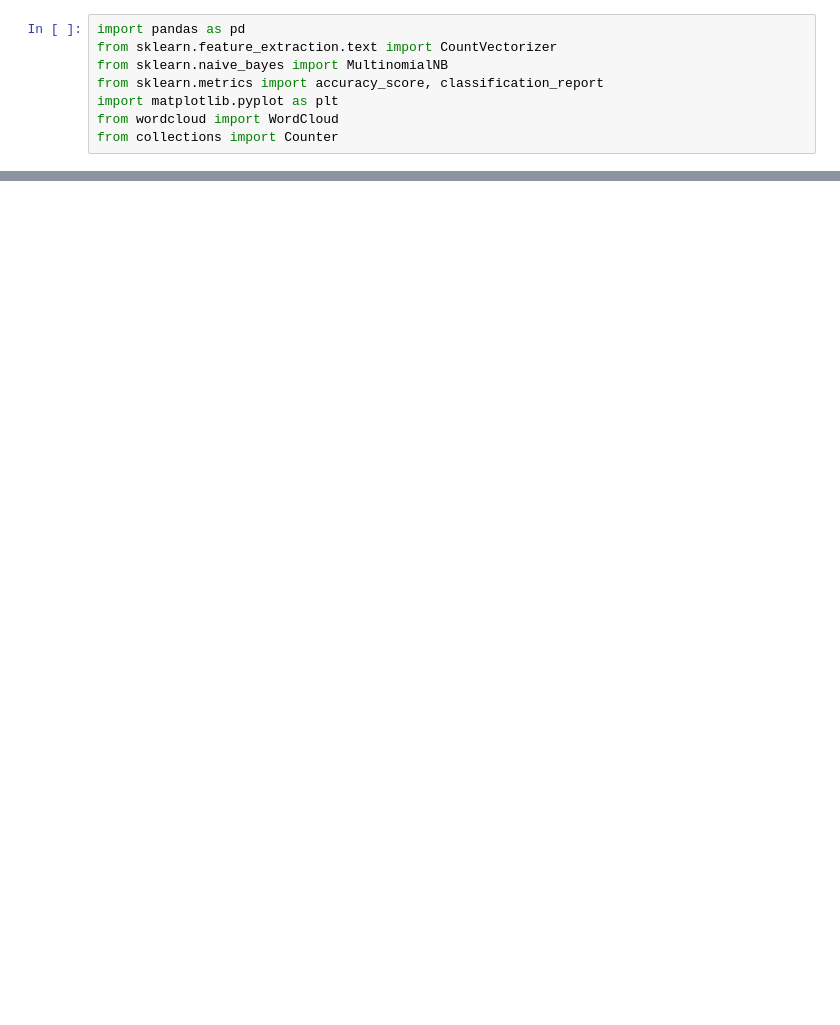
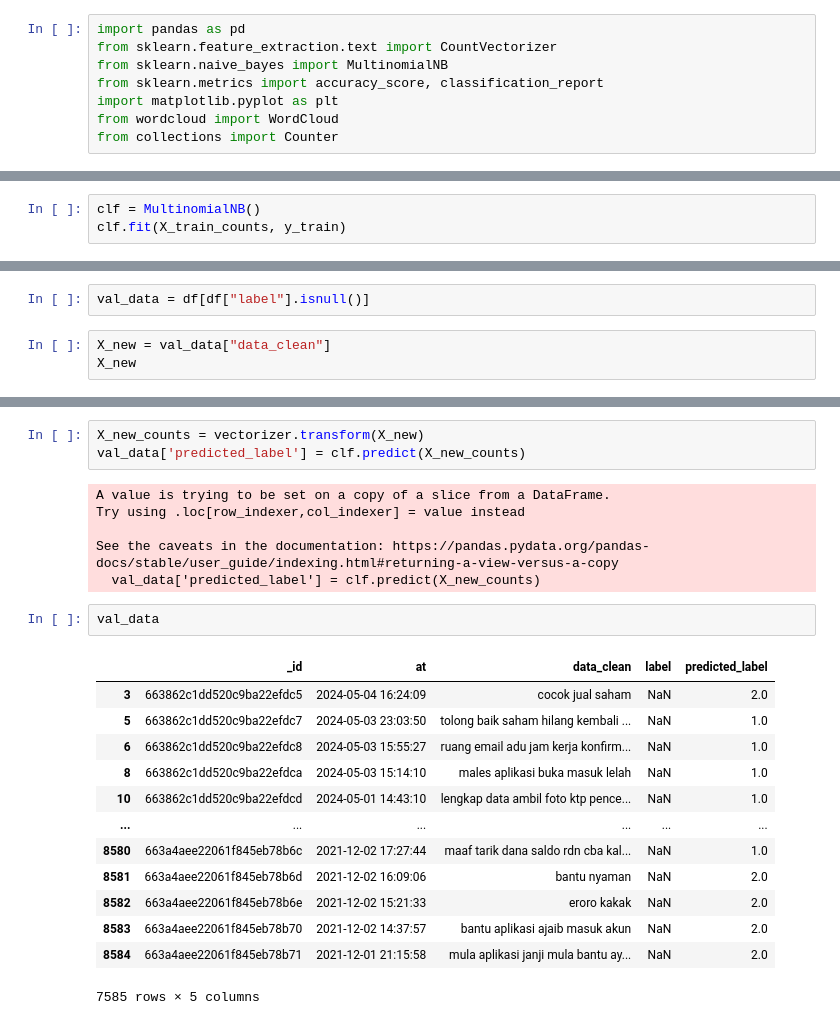
Before and after one commit to miasetya12/Big-Data, a Jupyter notebook: 04. Model Naivebayes.ipynb, the cells around one changed output, grey strips where cells are left out. Drawn from its saved outputs; the diff is of its cells as text; blank space fills up the shorter version.

```diff
--- a/04. Model Naivebayes.ipynb
+++ b/04. Model Naivebayes.ipynb
@@ -273,0 +57,3 @@ plt.show()
+# %%
+clf = MultinomialNB()
+clf.fit(X_train_counts, y_train)
@@ -273,0 +133,5 @@ plt.show()
+# %%
+val_data = df[df["label"].isnull()]
+# %%
+X_new = val_data["data_clean"]
+X_new
@@ -273,0 +151,25 @@ plt.show()
+# %%
+X_new_counts = vectorizer.transform(X_new)
+val_data['predicted_label'] = clf.predict(X_new_counts)
+# %% [output]
+A value is trying to be set on a copy of a slice from a DataFrame.
+Try using .loc[row_indexer,col_indexer] = value instead
+
+See the caveats in the documentation: https://pandas.pydata.org/pandas-docs/stable/user_guide/indexing.html#returning-a-view-versus-a-copy
+  val_data['predicted_label'] = clf.predict(X_new_counts)
+# %%
+val_data
+# %% [output]
+|  | _id | at | data_clean | label | predicted_label |
+| 3 | 663862c1dd520c9ba22efdc5 | 2024-05-04 16:24:09 | cocok jual saham | NaN | 2.0 |
+| 5 | 663862c1dd520c9ba22efdc7 | 2024-05-03 23:03:50 | tolong baik saham hilang kembali ... | NaN | 1.0 |
+| 6 | 663862c1dd520c9ba22efdc8 | 2024-05-03 15:55:27 | ruang email adu jam kerja konfirm... | NaN | 1.0 |
+| 8 | 663862c1dd520c9ba22efdca | 2024-05-03 15:14:10 | males aplikasi buka masuk lelah | NaN | 1.0 |
+| 10 | 663862c1dd520c9ba22efdcd | 2024-05-01 14:43:10 | lengkap data ambil foto ktp pence... | NaN | 1.0 |
+| ... | ... | ... | ... | ... | ... |
+| 8580 | 663a4aee22061f845eb78b6c | 2021-12-02 17:27:44 | maaf tarik dana saldo rdn cba kal... | NaN | 1.0 |
+| 8581 | 663a4aee22061f845eb78b6d | 2021-12-02 16:09:06 | bantu nyaman | NaN | 2.0 |
+| 8582 | 663a4aee22061f845eb78b6e | 2021-12-02 15:21:33 | eroro kakak | NaN | 2.0 |
+| 8583 | 663a4aee22061f845eb78b70 | 2021-12-02 14:37:57 | bantu aplikasi ajaib masuk akun | NaN | 2.0 |
+| 8584 | 663a4aee22061f845eb78b71 | 2021-12-01 21:15:58 | mula aplikasi janji mula bantu ay... | NaN | 2.0 |
+7585 rows × 5 columns
```
Also changed, not shown: parts of 34 cells of this notebook, 8 other files.
